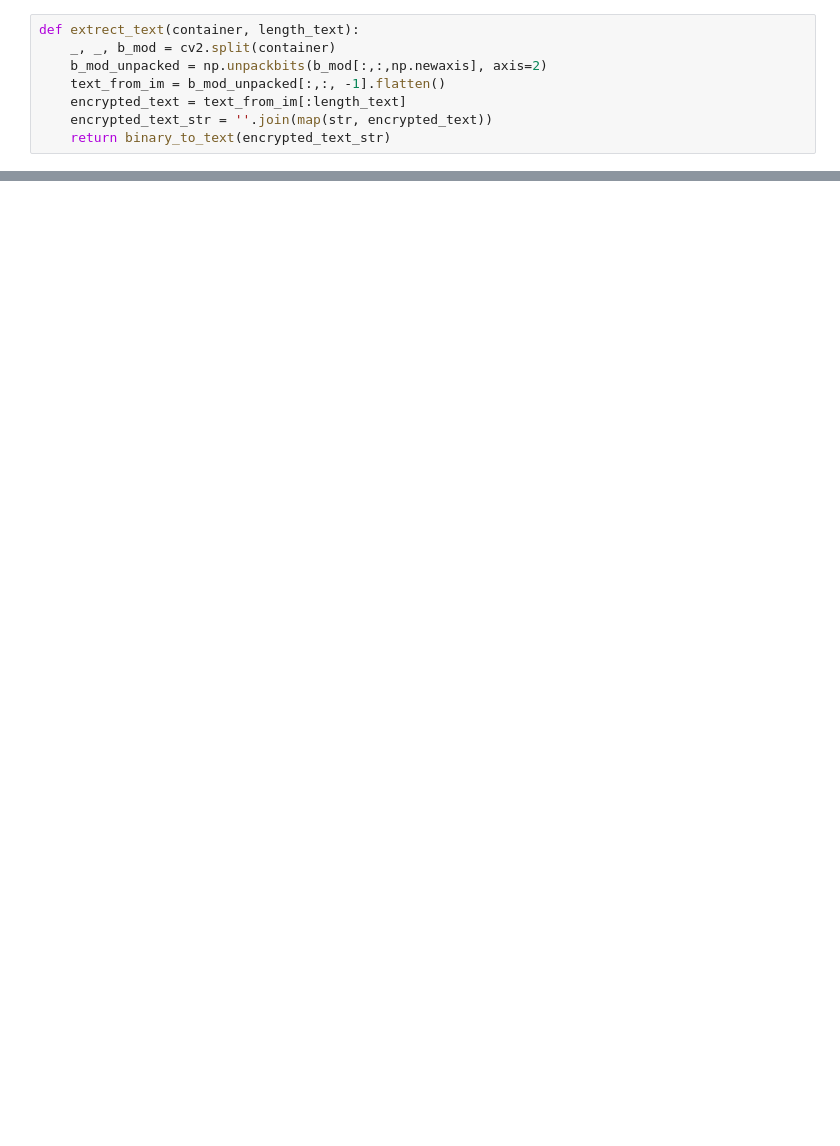
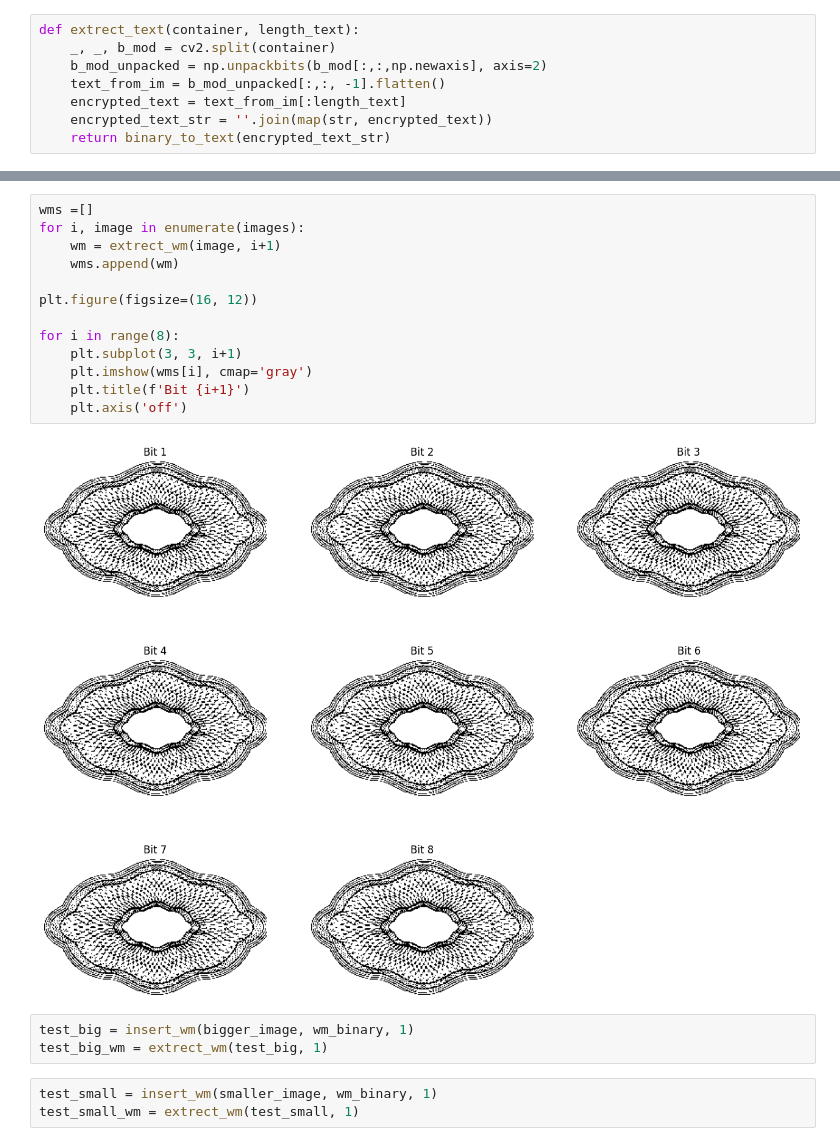
Before and after one commit to gre1wy/CompGraphic, a Jupyter notebook: Lab6/test.ipynb, the cells around one changed output, grey strips where cells are left out. Saved outputs shown, nothing was run; the diff lists cells and outputs as text; blank space fills up the shorter version.

```diff
--- a/Lab6/test.ipynb
+++ b/Lab6/test.ipynb
@@ -145,0 +161,21 @@ extrect_text(im, l)
+# %%
+wms =[]
+for i, image in enumerate(images):
+    wm = extrect_wm(image, i+1)
+    wms.append(wm)
+
+plt.figure(figsize=(16, 12))
+
+for i in range(8):
+    plt.subplot(3, 3, i+1)
+    plt.imshow(wms[i], cmap='gray')
+    plt.title(f'Bit {i+1}')
+    plt.axis('off')
+# %% [output]
+[figure, added]
+# %%
+test_big = insert_wm(bigger_image, wm_binary, 1)
+test_big_wm = extrect_wm(test_big, 1)
+# %%
+test_small = insert_wm(smaller_image, wm_binary, 1)
+test_small_wm = extrect_wm(test_small, 1)
```
Also changed, not shown: parts of 17 cells of this notebook, 11 other files.
